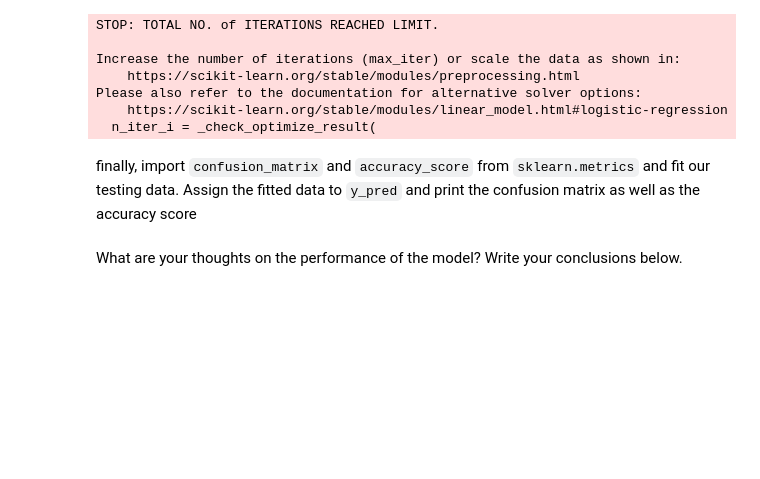
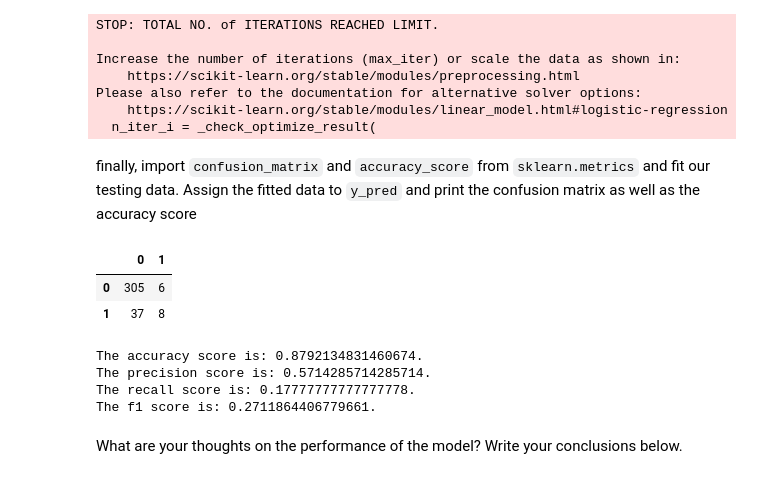
Before and after one commit to Ironhack-data-bcn-january-2023/lab-supervised-learning, a Jupyter notebook: your-code/main.ipynb, the cells around one changed output. Cells and saved outputs as stored; diff of their text form; code cells hidden in the pictures; blank space fills up the shorter version.

```diff
--- a/your-code/main.ipynb
+++ b/your-code/main.ipynb
@@ -531,6 +531,7 @@ Next, fit the model to our training data. We have already separated our data int
 # %%
 # Your code here:
 model = log.fit(X_train, y_train)
+y_pred = model.predict(X_test)
 # %% [output]
 STOP: TOTAL NO. of ITERATIONS REACHED LIMIT.
 
@@ -546,2 +545,22 @@ finally, import `confusion_matrix` and `accuracy_score` from `sklearn.metrics` a
+# %%
+# Your code here:
+from sklearn.metrics import accuracy_score, precision_score, recall_score, f1_score, fbeta_score, confusion_matrix
+
+cm = pd.DataFrame(confusion_matrix(y_test, y_pred))
+cm
+# %% [output]
+|  | 0 | 1 |
+| 0 | 305 | 6 |
+| 1 | 37 | 8 |
+# %%
+print(f'The accuracy score is: {accuracy_score(y_test, y_pred)}.')
+print(f'The precision score is: {precision_score(y_test, y_pred)}.')
+print(f'The recall score is: {recall_score(y_test, y_pred)}.')
+print(f'The f1 score is: {f1_score(y_test, y_pred)}.')
+# %% [output]
+The accuracy score is: 0.8792134831460674.
+The precision score is: 0.5714285714285714.
+The recall score is: 0.17777777777777778.
+The f1 score is: 0.2711864406779661.
 # %% [markdown]
 What are your thoughts on the performance of the model? Write your conclusions below.
```
Also changed, not shown: parts of 16 cells of this notebook.
